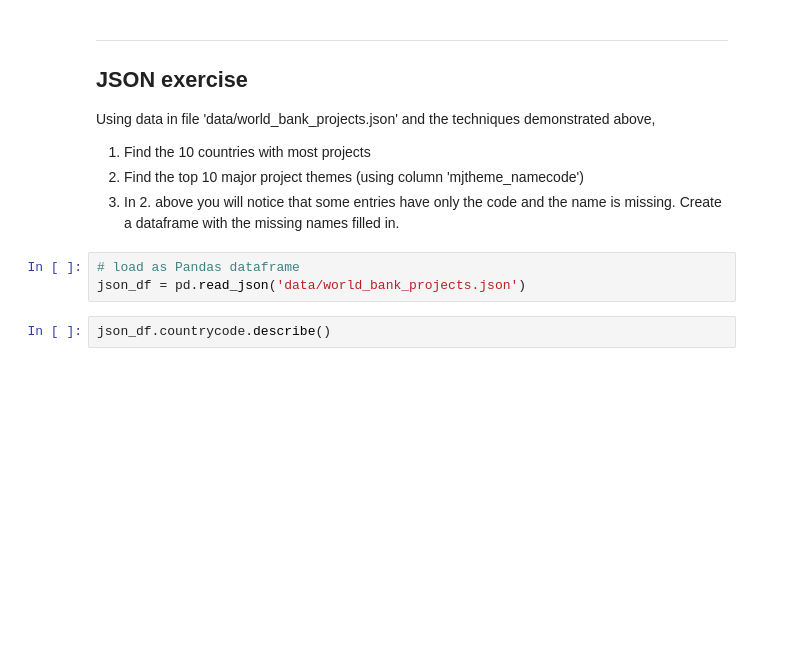
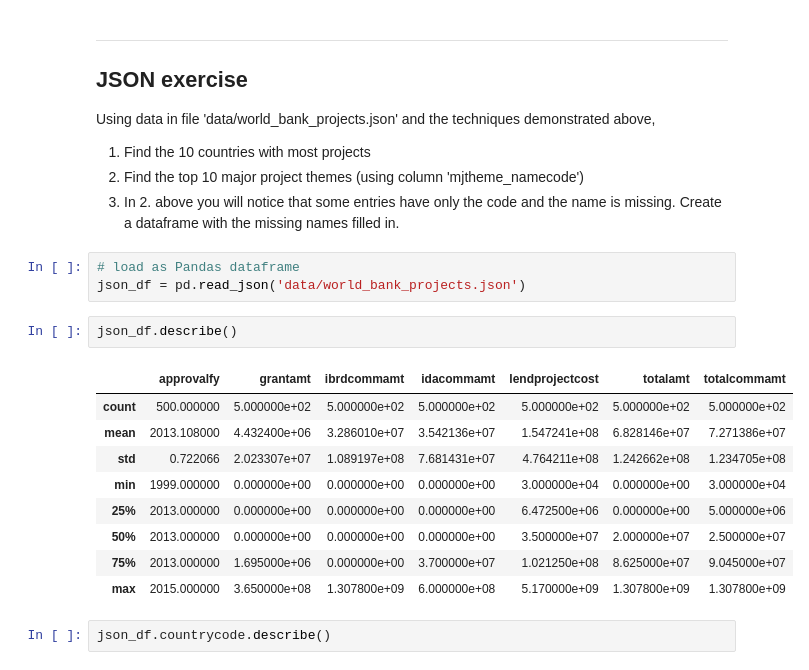
Before and after one commit to bpopoff/springboard_course, a Jupyter notebook: data_wrangling_json/sliderule_dsi_json_exercise.ipynb, the cells around one changed output. Drawn from its saved outputs; the diff is of its cells as text; blank space fills up the shorter version.

```diff
--- a/data_wrangling_json/sliderule_dsi_json_exercise.ipynb
+++ b/data_wrangling_json/sliderule_dsi_json_exercise.ipynb
@@ -101,6 +115,18 @@ Using data in file 'data/world_bank_projects.json' and the techniques demonstrat
 # %%
 # load as Pandas dataframe
 json_df = pd.read_json('data/world_bank_projects.json')
+# %%
+json_df.describe()
+# %% [output]
+|  | approvalfy | grantamt | ibrdcommamt | idacommamt | lendprojectcost | totalamt | totalcommamt |
+| count | 500.000000 | 5.000000e+02 | 5.000000e+02 | 5.000000e+02 | 5.000000e+02 | 5.000000e+02 | 5.000000e+02 |
+| mean | 2013.108000 | 4.432400e+06 | 3.286010e+07 | 3.542136e+07 | 1.547241e+08 | 6.828146e+07 | 7.271386e+07 |
+| std | 0.722066 | 2.023307e+07 | 1.089197e+08 | 7.681431e+07 | 4.764211e+08 | 1.242662e+08 | 1.234705e+08 |
+| min | 1999.000000 | 0.000000e+00 | 0.000000e+00 | 0.000000e+00 | 3.000000e+04 | 0.000000e+00 | 3.000000e+04 |
+| 25% | 2013.000000 | 0.000000e+00 | 0.000000e+00 | 0.000000e+00 | 6.472500e+06 | 0.000000e+00 | 5.000000e+06 |
+| 50% | 2013.000000 | 0.000000e+00 | 0.000000e+00 | 0.000000e+00 | 3.500000e+07 | 2.000000e+07 | 2.500000e+07 |
+| 75% | 2013.000000 | 1.695000e+06 | 0.000000e+00 | 3.700000e+07 | 1.021250e+08 | 8.625000e+07 | 9.045000e+07 |
+| max | 2015.000000 | 3.650000e+08 | 1.307800e+09 | 6.000000e+08 | 5.170000e+09 | 1.307800e+09 | 1.307800e+09 |
 # %%
 json_df.countrycode.describe()
 # %% [output]
```
Also changed, not shown: parts of 1 cell of this notebook, 3 other files.
